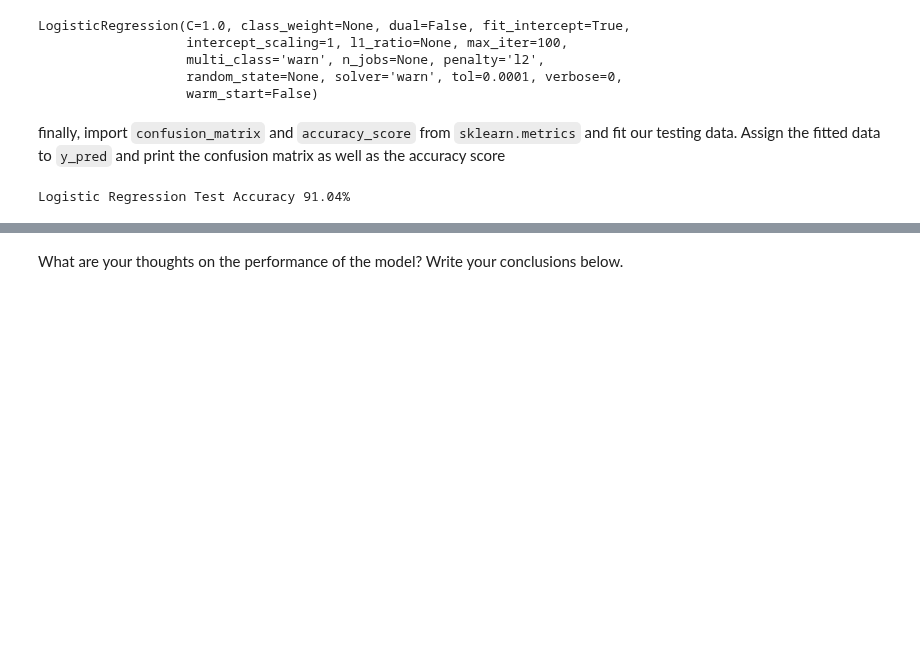
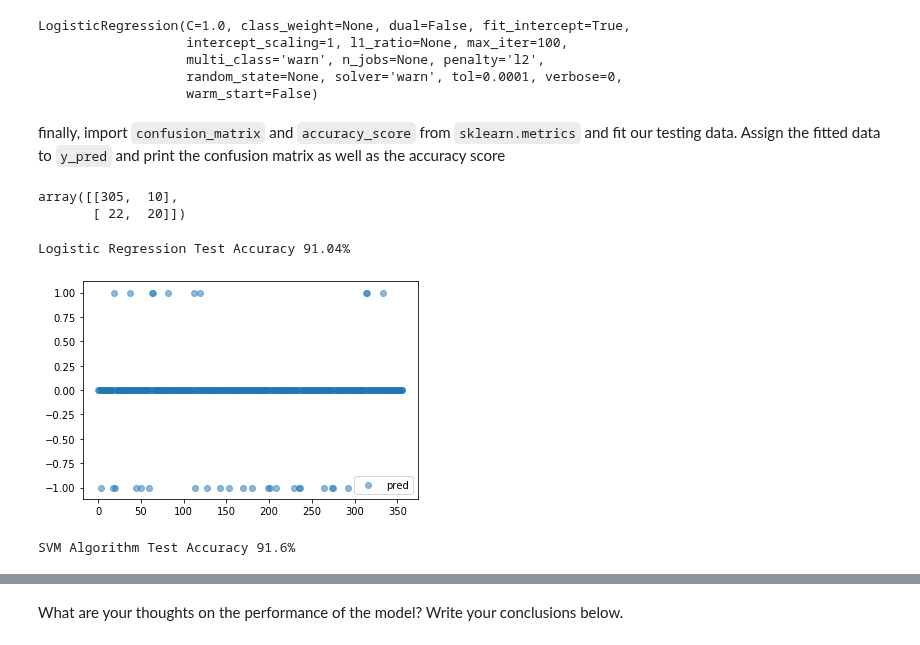
Before and after one commit to ta-data-lis/lab-supervised-learning, a Jupyter notebook: your-code/main.ipynb, the cells around one changed output, grey strips where cells are left out. Drawn from its saved outputs; the diff is of its cells as text; code cells hidden in the pictures; blank space fills up the shorter version.

```diff
--- a/your-code/main.ipynb
+++ b/your-code/main.ipynb
@@ -604,6 +602,32 @@ sklearn.metrics.confusion_matrix(y_true, y_pred)
+# %%
+confusion_matrix(y_test, y_pred)
+# %% [output]
+array([[305,  10],
+       [ 22,  20]])
 # %%
 acc = lr.score(X_test,y_test)*100  # Comparing the test with the data
 
 print(f"Logistic Regression Test Accuracy {round(acc, 2)}%")
 # %% [output]
 Logistic Regression Test Accuracy 91.04%
+# %%
+import matplotlib.pyplot as plt
+
+x_plot = range(len(y_test))
+plt.scatter(x_plot, y_pred - y_test, label = 'pred', alpha = 0.5)
+# plt.scatter(x_plot, y_test, label = 'test', alpha = 0.5)
+plt.legend()
+plt.show()
+# %% [output]
+[figure, added]
+# %%
+from sklearn.svm import SVC
+svm = SVC()
+svm.fit(X_train, y_train)
+
+y_pred = dtc.predict(X_test)
+
+acc = svm.score(X_test,y_test)*100
+print(f"SVM Algorithm Test Accuracy {round(acc, 2)}%")
+# %% [output]
+SVM Algorithm Test Accuracy 91.6%
```
Also changed, not shown: parts of 4 cells of this notebook.
